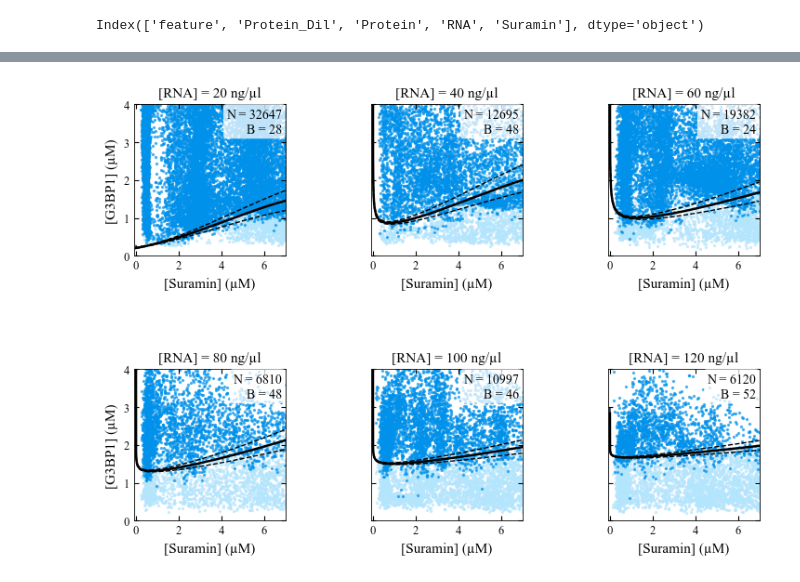
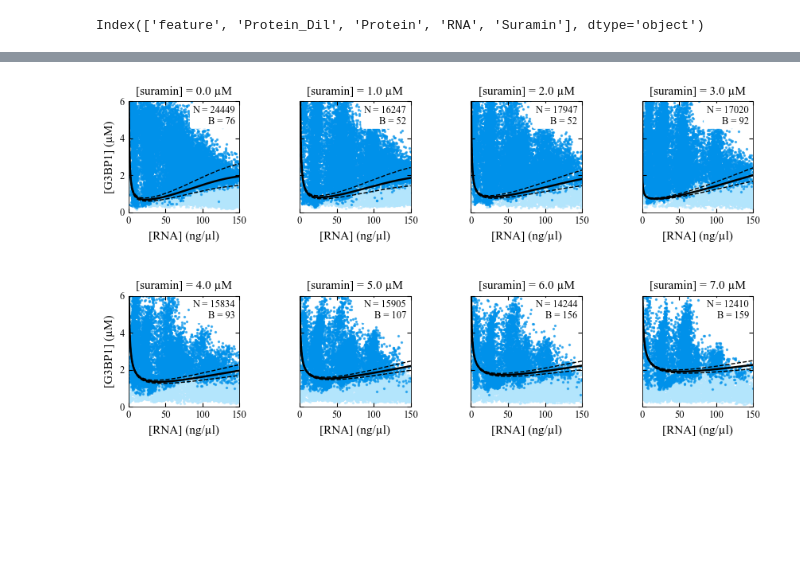
Before and after one commit to jialeqiao/Reentrant-phase-boundary, a Jupyter notebook: Figure_4.ipynb, the cells around one changed output, grey strips where cells are left out. Saved outputs shown, nothing was run; the diff lists cells and outputs as text; code cells hidden in the pictures; blank space fills up the shorter version.

```diff
--- a/Figure_4.ipynb
+++ b/Figure_4.ipynb
@@ -342,6 +351,7 @@ c_0 = 0.5411 ± 0.2385,  p_0 = 0.09153 ± 0.03103
 n = nslabs
 ncols = int(np.ceil(n / 2))
 nrows = 2
+
 
 plt.rcParams.update({
     "font.family": "serif",
@@ -364,65 +374,76 @@ plt.rcParams.update({
 })
 
 
-panel_size = 2.8
+
+panel_size = 2.4
 fig = plt.figure(figsize=(panel_size * ncols, panel_size * nrows))
 axes = fig.subplots(nrows, ncols, sharey=True).flatten()
 
 for ax in axes:
     ax.set_box_aspect(1)   # ensures square axes
 
-xx = np.linspace(1e-8, 7, 5000)
+xx = np.linspace(1e-5, 150, 500)
+
+names = [f"{val} µM" for val in slab_values]
+
 
 for i, ax in enumerate(axes[:nslabs]):
+
     section = SECTIONS[i]
-    label = section["feature"].values.astype(int)
+    label = section['feature'].values.astype(int)
+
     dil = section[label == 0]
     den = section[label == 1]
 
-    ax.scatter(dil["Suramin"], dil["Protein"], s=2, color='#b3e5fc', alpha=0.6, rasterized=True)
-    ax.scatter(den["Suramin"], den["Protein"], s=2, color='#0091ea', alpha=0.6, rasterized=True)
+
+    ax.scatter(dil['RNA'], dil['Protein'], s=2, color='#b3e5fc', alpha=0.6)
+    ax.scatter(den['RNA'], den['Protein'], s=2, color='#0091ea', alpha=0.6)
+
 
     X_plot, y_fit, yb_lo, yb_hi = get_fit_and_envelope(
     i, xx, popt, perr, model_global, lower=lower, upper=upper)
 
     ax.plot(xx, y_fit, color="black", lw=1.8)
     ax.plot(xx, yb_hi, color="black", ls="--", lw=1.0)
     ax.plot(xx, yb_lo, color="black", ls="--", lw=1.0)
 
-    ax.set_xlabel("[Suramin] (µM)")
-    ax.set_xlim(-0.1, 7)
-    ax.set_ylim(0, 4)
-    ax.set_title("[RNA] = " + names[i])
-
-    # add counts box (upper-right)
-    txt = ( f"N = {ndata_total[i]}\n"  f"B = {bcount_fit[i]}" )
+    # Data number counts printed in each panel
+    txt = (  f"N = {ndata_total[i]}\n"  f"B = {bcount_fit[i]}" )
 
     ax.text(
-        0.98, 0.98, txt,
+        0.96, 0.96, txt,
         transform=ax.transAxes,
-        ha="right", va="top",
-        fontsize=10,
-        bbox=dict(boxstyle="round,pad=0.25", facecolor="white", edgecolor="none", alpha=0.75),
+        ha="right",
+        va="top",
+        fontsize=9,
+        bbox=dict(boxstyle="round,pad=0.25", facecolor="white", edgecolor="none", alpha=1.0),
         zorder=10
     )
 
+    ax.set_xlabel("[RNA] (ng/µl)")
+    ax.set_title("[suramin] = " + names[i])
+    ax.set_xlim(0, 150)
 
 axes[0].set_ylabel("[G3BP1] (µM)")
-axes[3].set_ylabel("[G3BP1] (µM)")
+axes[4].set_ylabel("[G3BP1] (µM)")
 
+for ax in axes[nslabs:]:
+    ax.remove()
+
+plt.ylim(0, 6)
 
 plt.subplots_adjust(
     left=0.12,
     right=0.98,
     bottom=0.10,
     top=0.90,
     wspace=0.20,   # horizontal spacing
     hspace=0.75    # vertical spacing
 )
 
 plt.show()
 # %% [output]
-[figure, old version]
+[figure, new version]
 # %%
 # Function to plot phase separation probability heat map
 def phase_separation_probability(
```
Also changed, not shown: parts of 18 cells of this notebook, 3 other files.
